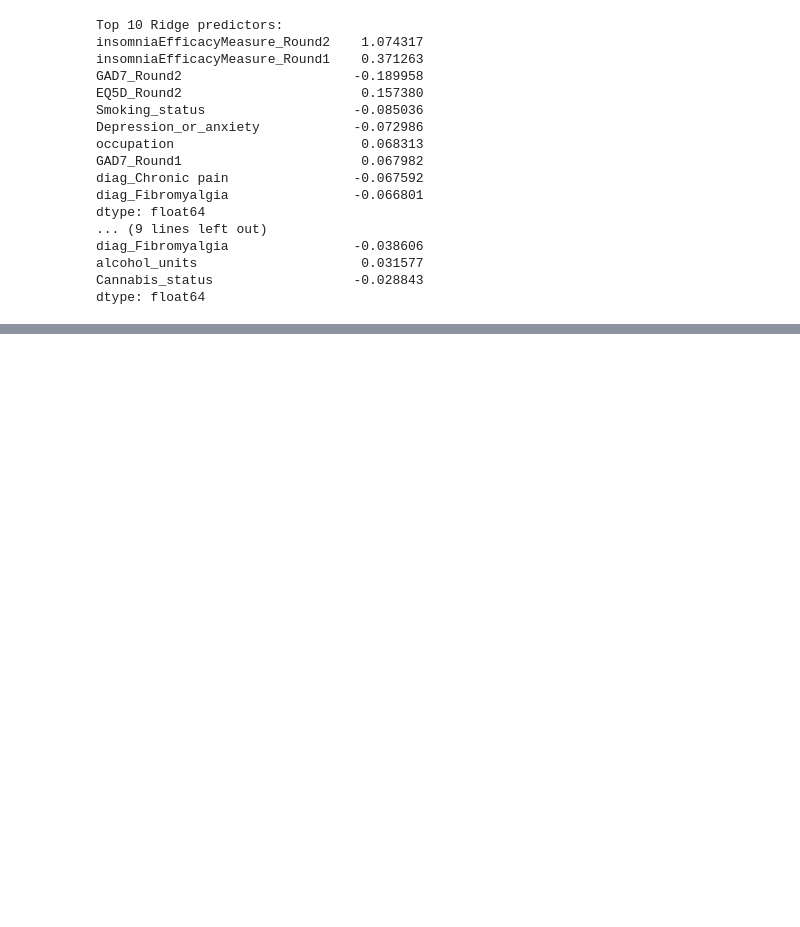
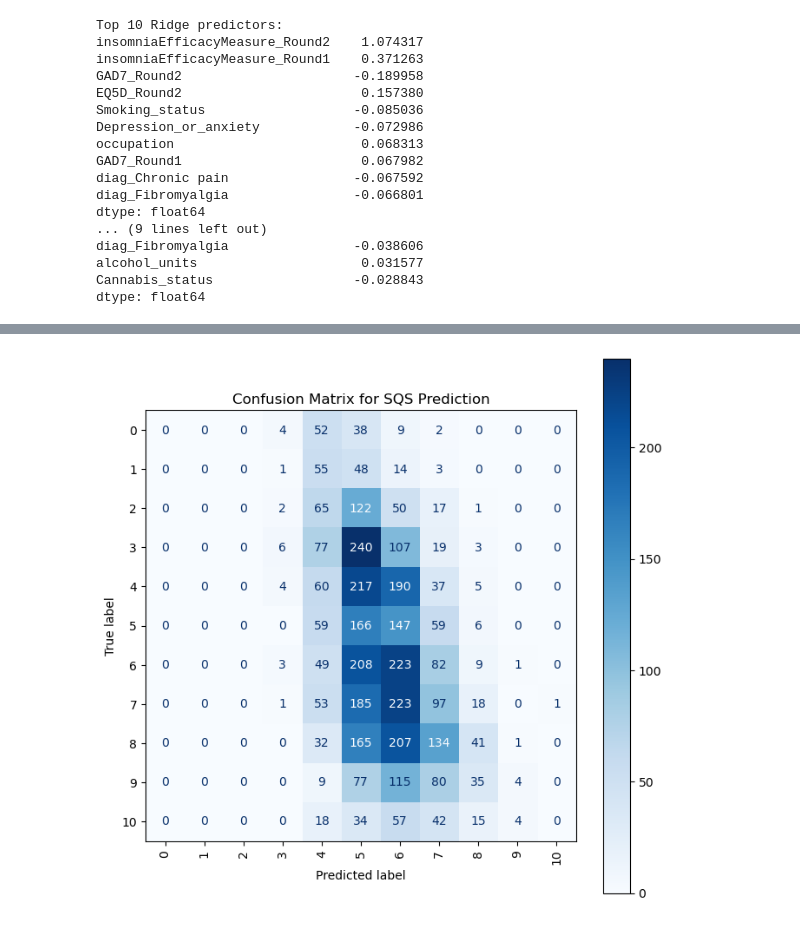
Before and after one commit to aabbylam/hda-project, a Jupyter notebook: rq1/insomnia.ipynb, the cells around one changed output, grey strips where cells are left out. Saved outputs shown, nothing was run; the diff lists cells and outputs as text; code cells hidden in the pictures; blank space fills up the shorter version.

```diff
--- a/rq1/insomnia.ipynb
+++ b/rq1/insomnia.ipynb
@@ -1317,0 +1656,11 @@ dtype: float64
+# %%
+import matplotlib.pyplot as plt
+from sklearn.metrics import ConfusionMatrixDisplay
+labels = list(range(0,11))
+disp = ConfusionMatrixDisplay(confusion_matrix=cm, display_labels=labels)
+fig, ax = plt.subplots(figsize=(8, 8))
+disp.plot(ax=ax, cmap='Blues', xticks_rotation='vertical')
+plt.title("Confusion Matrix for SQS Prediction")
+plt.show()
+# %% [output]
+[figure, added]
```
Also changed, not shown: parts of 15 cells of this notebook, 1 other file.
